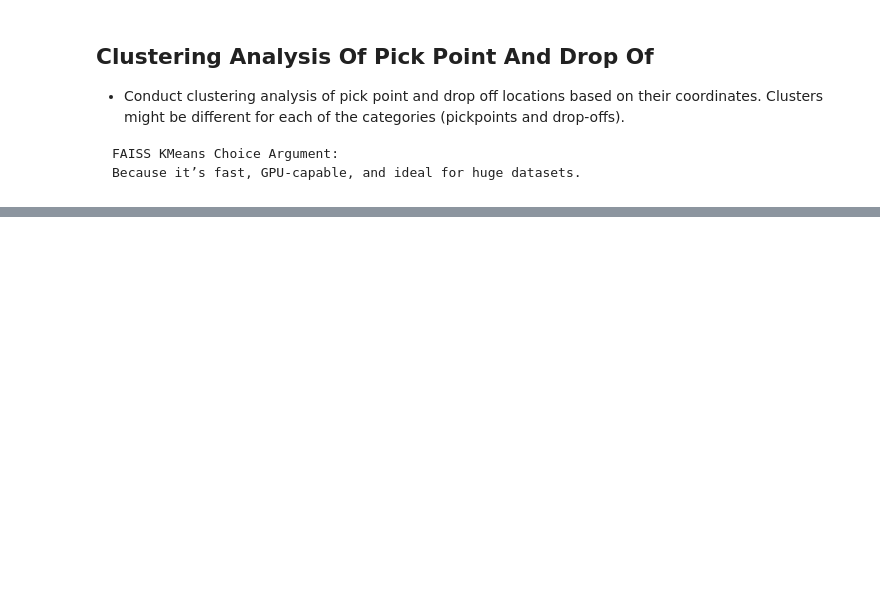
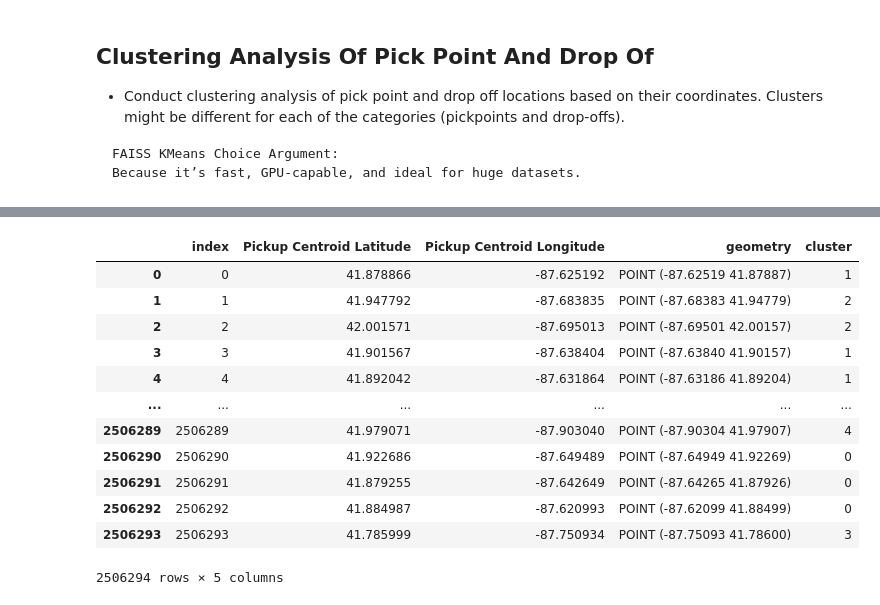
Before and after one commit to sboof911/City-life, a Jupyter notebook: CityLife.ipynb, the cells around one changed output, grey strips where cells are left out. Cells and saved outputs as stored; diff of their text form; code cells hidden in the pictures; blank space fills up the shorter version.

```diff
--- a/CityLife.ipynb
+++ b/CityLife.ipynb
@@ -125,0 +211,38 @@ print(f"Using GPU: {use_gpu}")
+# %%
+import geopandas as gpd
+from shapely.geometry import MultiPoint
+
+# Create GeoDataFrames
+pickup_gdf = gpd.GeoDataFrame(
+    pickpoints_df,
+    geometry=gpd.points_from_xy(
+        pickpoints_df['Pickup Centroid Longitude'],
+        pickpoints_df['Pickup Centroid Latitude']
+    )
+)
+dropoff_gdf = gpd.GeoDataFrame(
+    drop_offs_df,
+    geometry=gpd.points_from_xy(
+        drop_offs_df['Dropoff Centroid Longitude'],
+        drop_offs_df['Dropoff Centroid Latitude']
+    )
+)
+
+pickup_gdf['cluster'] = pickup_labels.values
+dropoff_gdf['cluster'] = dropoff_labels.values
+# %%
+pickup_gdf
+# %% [output]
+|  | index | Pickup Centroid Latitude | Pickup Centroid Longitude | geometry | cluster |
+| 0 | 0 | 41.878866 | -87.625192 | POINT (-87.62519 41.87887) | 1 |
+| 1 | 1 | 41.947792 | -87.683835 | POINT (-87.68383 41.94779) | 2 |
+| 2 | 2 | 42.001571 | -87.695013 | POINT (-87.69501 42.00157) | 2 |
+| 3 | 3 | 41.901567 | -87.638404 | POINT (-87.63840 41.90157) | 1 |
+| 4 | 4 | 41.892042 | -87.631864 | POINT (-87.63186 41.89204) | 1 |
+| ... | ... | ... | ... | ... | ... |
+| 2506289 | 2506289 | 41.979071 | -87.903040 | POINT (-87.90304 41.97907) | 4 |
+| 2506290 | 2506290 | 41.922686 | -87.649489 | POINT (-87.64949 41.92269) | 0 |
+| 2506291 | 2506291 | 41.879255 | -87.642649 | POINT (-87.64265 41.87926) | 0 |
+| 2506292 | 2506292 | 41.884987 | -87.620993 | POINT (-87.62099 41.88499) | 0 |
+| 2506293 | 2506293 | 41.785999 | -87.750934 | POINT (-87.75093 41.78600) | 3 |
+2506294 rows × 5 columns
```
Also changed, not shown: parts of 23 cells of this notebook.
